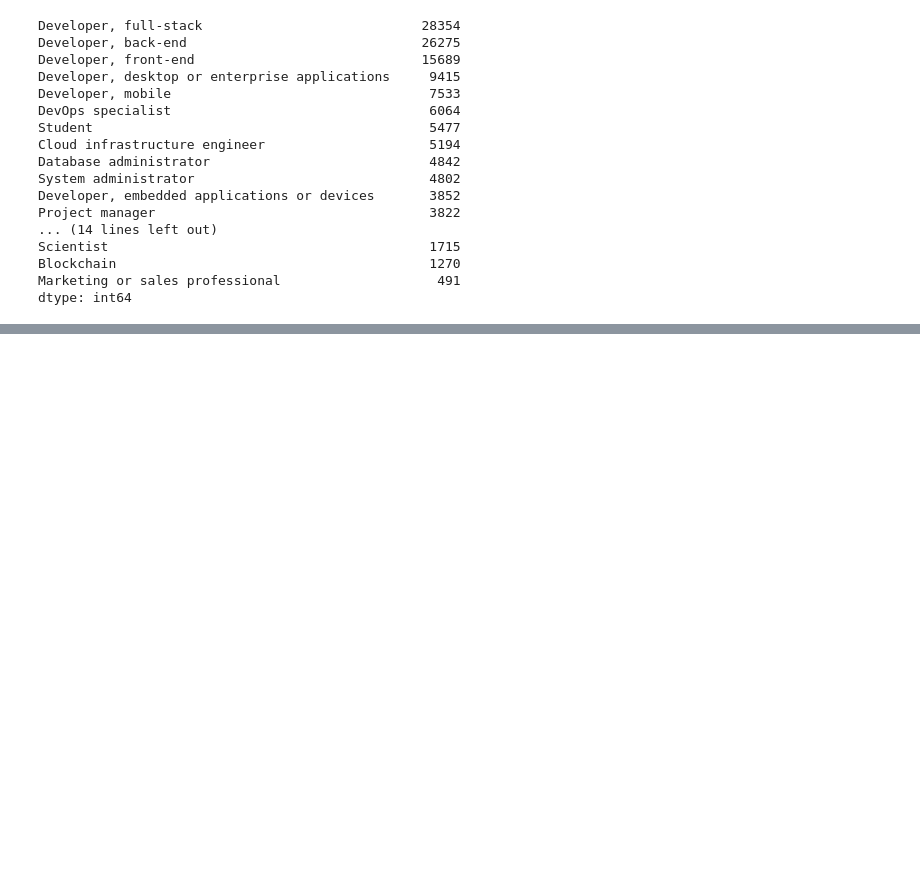
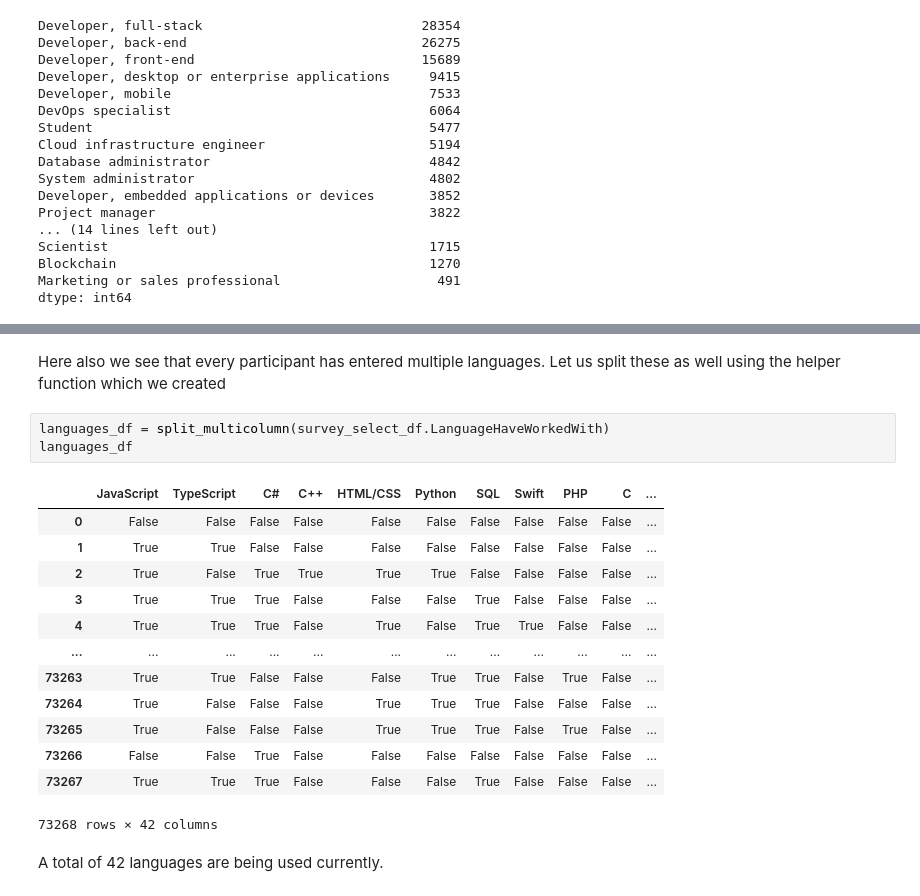
Before and after one commit to piyushrj100/Data_analysis, a Jupyter notebook: StackOverflow2022_EDA/Survey_2022.ipynb, the cells around one changed output, grey strips where cells are left out. Saved outputs shown, nothing was run; the diff lists cells and outputs as text; blank space fills up the shorter version.

```diff
--- a/StackOverflow2022_EDA/Survey_2022.ipynb
+++ b/StackOverflow2022_EDA/Survey_2022.ipynb
@@ -375,0 +385,21 @@ Text(0, 0.5, 'Roles')
+# %% [markdown]
+Here also we see that every participant has entered multiple languages. Let us split these as well using the helper function which we created
+# %%
+languages_df = split_multicolumn(survey_select_df.LanguageHaveWorkedWith)
+languages_df
+# %% [output]
+|  | JavaScript | TypeScript | C# | C++ | HTML/CSS | Python | SQL | Swift | PHP | C | ... |
+| 0 | False | False | False | False | False | False | False | False | False | False | ... |
+| 1 | True | True | False | False | False | False | False | False | False | False | ... |
+| 2 | True | False | True | True | True | True | False | False | False | False | ... |
+| 3 | True | True | True | False | False | False | True | False | False | False | ... |
+| 4 | True | True | True | False | True | False | True | True | False | False | ... |
+| ... | ... | ... | ... | ... | ... | ... | ... | ... | ... | ... | ... |
+| 73263 | True | True | False | False | False | True | True | False | True | False | ... |
+| 73264 | True | False | False | False | True | True | True | False | False | False | ... |
+| 73265 | True | False | False | False | True | True | True | False | True | False | ... |
+| 73266 | False | False | True | False | False | False | False | False | False | False | ... |
+| 73267 | True | True | True | False | False | False | True | False | False | False | ... |
+73268 rows × 42 columns
+# %% [markdown]
+A total of 42 languages are being used currently.
```
Also changed, not shown: parts of 11 cells of this notebook.
